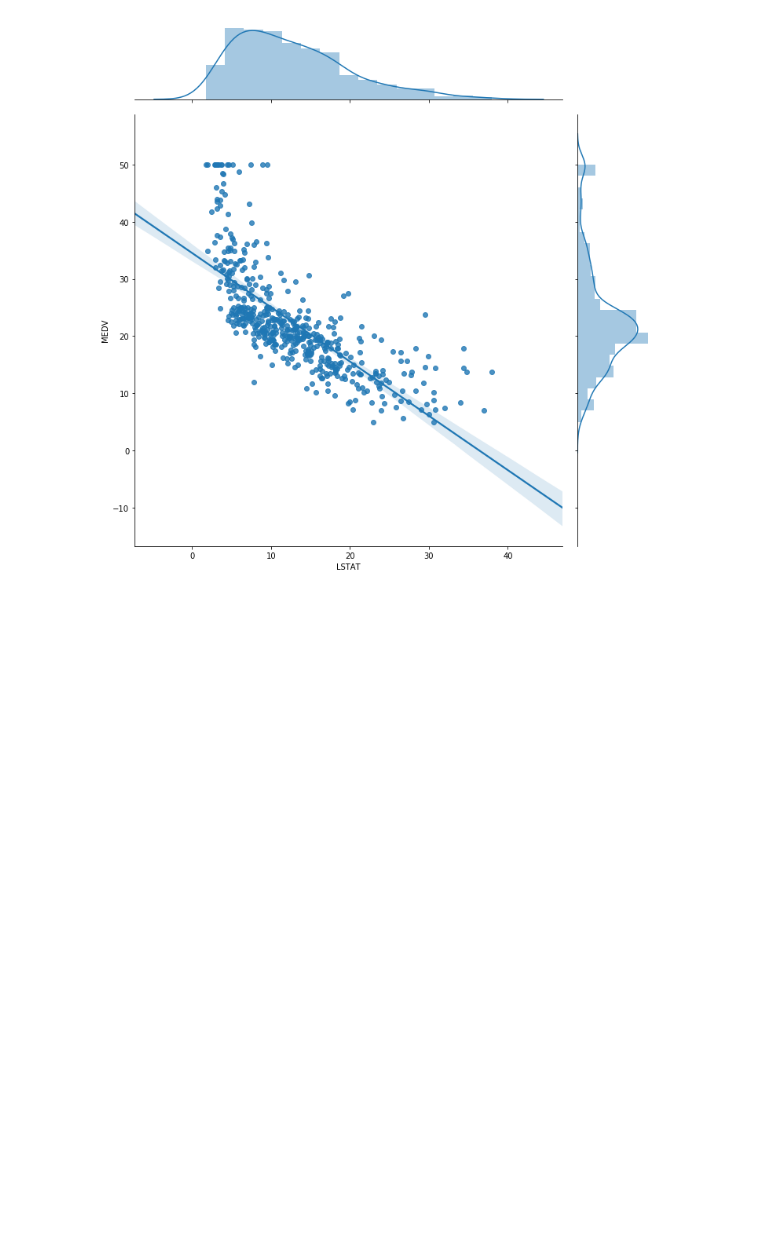
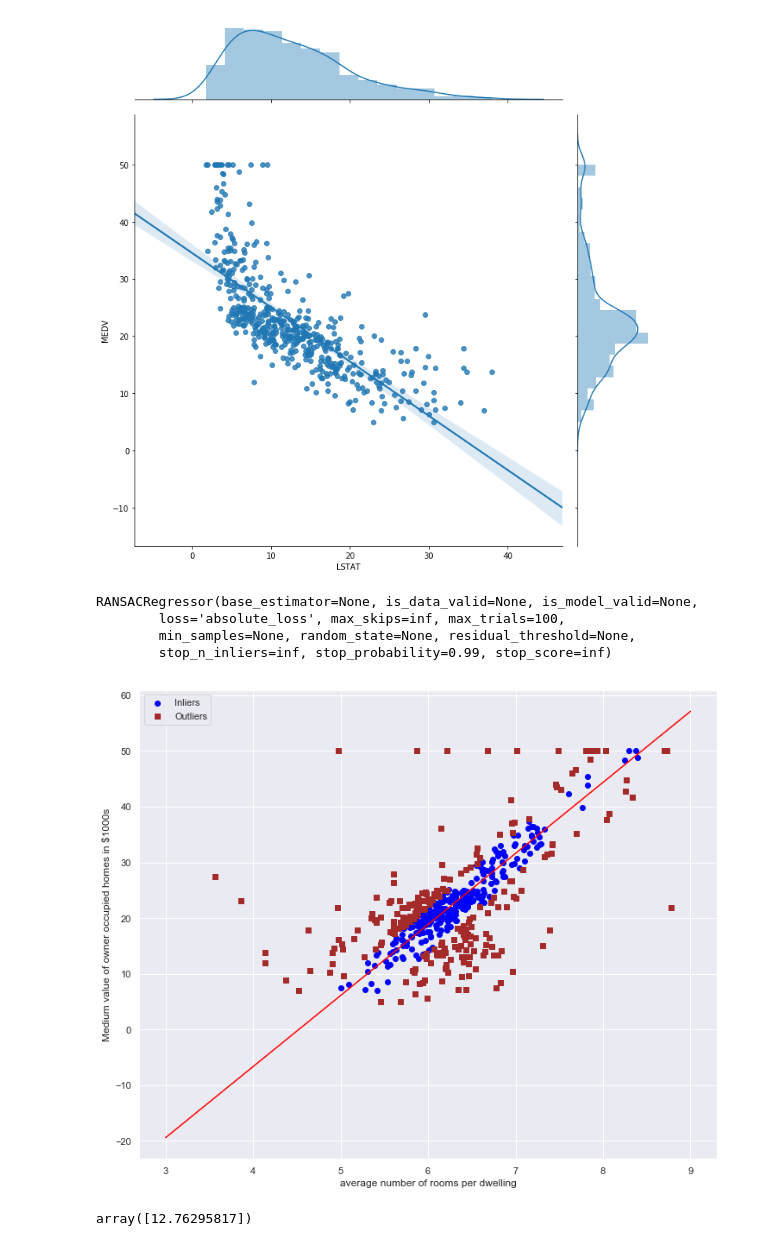
Before and after one commit to adeluleye/house-price-prediction, a Jupyter notebook: House Price Prediction.ipynb, the cells around one changed output. Drawn from its saved outputs; the diff is of its cells as text; code cells hidden in the pictures; blank space fills up the shorter version.

Commit message:
model using RANSACRegressor

```diff
--- a/House Price Prediction.ipynb
+++ b/House Price Prediction.ipynb
@@ -156,0 +162,33 @@ plt.show()
+# %%
+ransac = RANSACRegressor()
+# %%
+ransac.fit(X,y)
+# %% [output]
+RANSACRegressor(base_estimator=None, is_data_valid=None, is_model_valid=None,
+        loss='absolute_loss', max_skips=inf, max_trials=100,
+        min_samples=None, random_state=None, residual_threshold=None,
+        stop_n_inliers=inf, stop_probability=0.99, stop_score=inf)
+# %%
+inlier_mask = ransac.inlier_mask_
+outlier_mask = np.logical_not(inlier_mask)
+# %%
+line_X = np.arange(3, 10, 1)
+line_y_ransac = ransac.predict(line_X.reshape(-1, 1))
+# %%
+sns.set(style='darkgrid', context='notebook')
+plt.figure(figsize=(12,10))
+plt.scatter(X[inlier_mask], y[inlier_mask],
+           c='blue', marker='o', label='Inliers')
+plt.scatter(X[outlier_mask], y[outlier_mask],
+           c='brown', marker='s', label='Outliers')
+plt.plot(line_X, line_y_ransac, color='red')
+plt.xlabel('average number of rooms per dwelling')
+plt.ylabel('Medium value of owner occupied homes in $1000s')
+plt.legend(loc='upper left')
+plt.show()
+# %% [output]
+[figure, added]
+# %%
+ransac.estimator_.coef_
+# %% [output]
+array([12.76295817])
```
Also changed, not shown: parts of 3 cells of this notebook.
